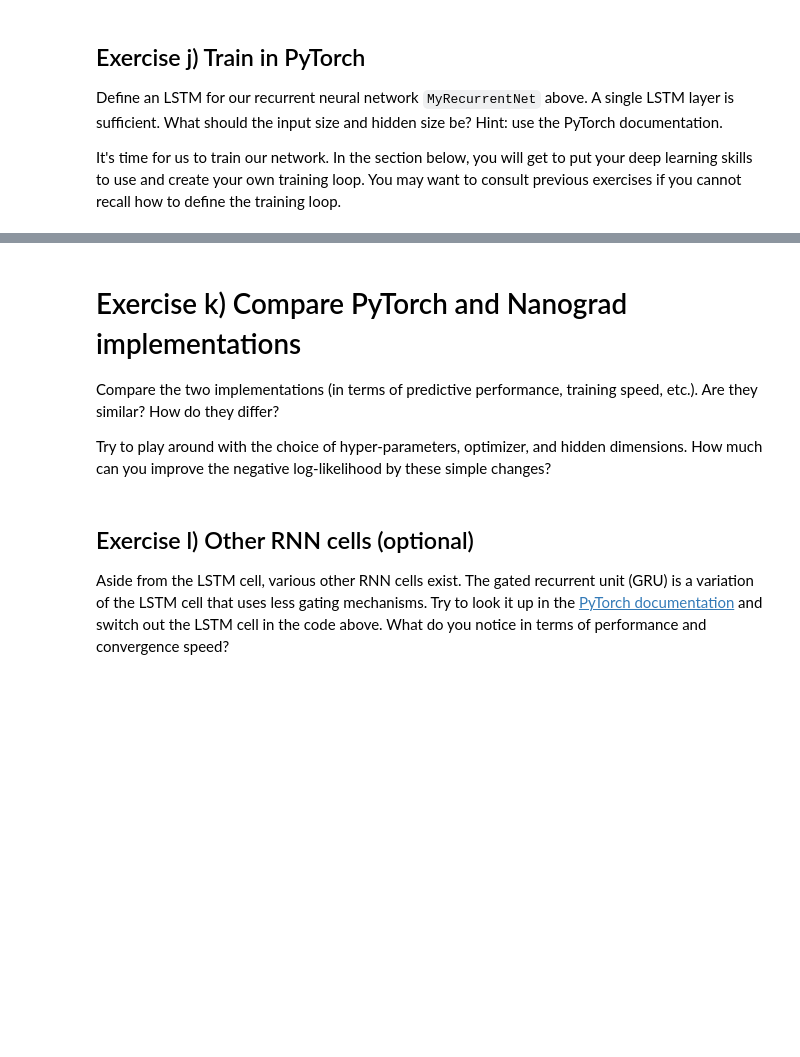
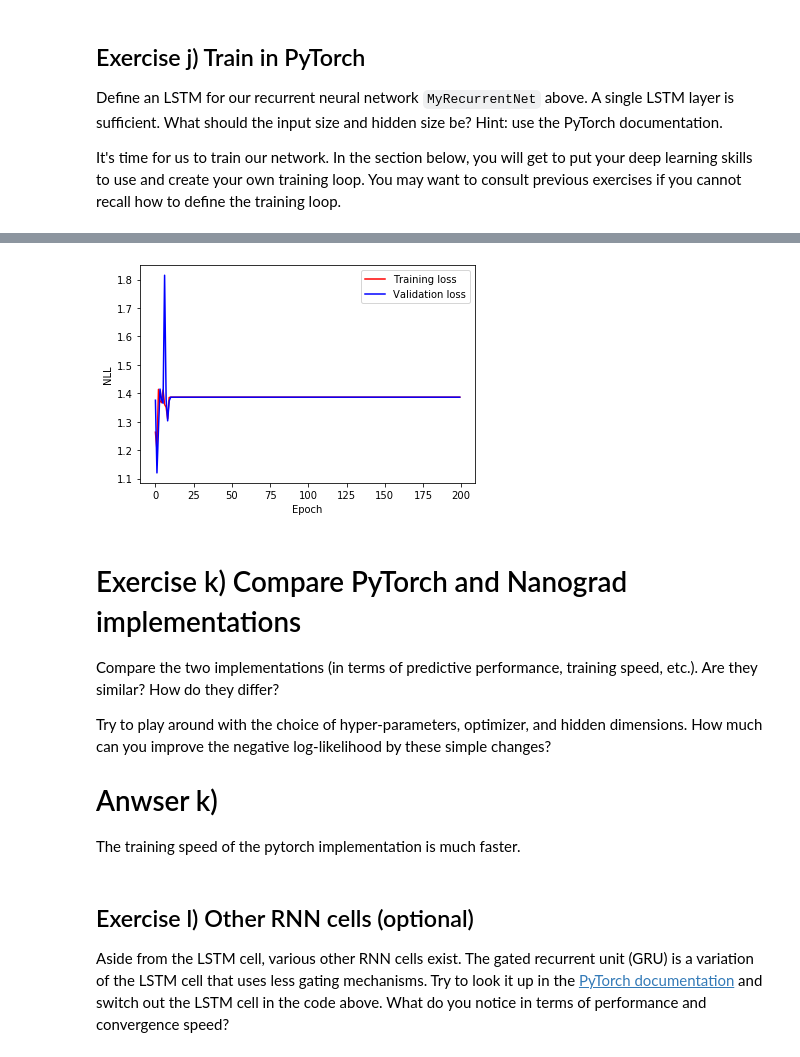
Before and after one commit to MartinBA741/Deep-Learning---DTU, a Jupyter notebook: 5_Recurrent/5_1_EXE_Recurrent_Neural_Networks_Nanograd.ipynb, the cells around one changed output, grey strips where cells are left out. Cells and saved outputs as stored; diff of their text form; code cells hidden in the pictures; blank space fills up the shorter version.

```diff
--- a/5_Recurrent/5_1_EXE_Recurrent_Neural_Networks_Nanograd.ipynb
+++ b/5_Recurrent/5_1_EXE_Recurrent_Neural_Networks_Nanograd.ipynb
@@ -1238,3 +1254,20 @@ print(net)
+# %%
+def one_hot_encode_sequence_pytorch(sequence, vocab_size):
+    """
+    One-hot encodes a sequence of words given a fixed vocabulary size.
+
+    Args:
+     `sentence`: a list of words to encode
+     `vocab_size`: the size of the vocabulary
+
+    Returns a 3-D numpy array of shape (num words, vocab size, 1).
+    """
+    # Encode each word in the sentence
+    encoding = np.array([Var_to_nparray(one_hot_encode(word_to_idx[word], vocab_size)) for word in sequence])
+
+    # Reshape encoding s.t. it has shape (num words, vocab size, 1)
+    encoding = encoding.reshape(encoding.shape[0], encoding.shape[2], 1)
+    return encoding
 # %% [markdown]
 ## Exercise j) Train in PyTorch
 
@@ -1242,6 +1275,8 @@ Define an LSTM for our recurrent neural network `MyRecurrentNet` above. A single
 
 It's time for us to train our network. In the section below, you will get to put your deep learning skills to use and create your own training loop. You may want to consult previous exercises if you cannot recall how to define the training loop.
 # %%
+import torch.optim as optim
+
 # Hyper-parameters
 num_epochs = 200
 
@@ -1250,8 +1285,8 @@ net = MyRecurrentNet()
 
 # Define a loss function and optimizer for this problem
 # YOUR CODE HERE!
-criterion =
-optimizer =
+criterion = nn.CrossEntropyLoss()
+optimizer = optim.SGD(net.parameters(), lr=0.01, momentum = 0.9)
 
 # Track loss
 training_loss, validation_loss = [], []
@@ -1269,7 +1304,7 @@ for i in range(num_epochs):
     for inputs, targets in validation_set:
 
         # One-hot encode input and target sequence
-        inputs_one_hot = one_hot_encode_sequence(inputs, vocab_size)
+        inputs_one_hot = one_hot_encode_sequence_pytorch(inputs, vocab_size)
         targets_idx = [word_to_idx[word] for word in targets]
 
         # Convert input to tensor
@@ -1281,11 +1316,11 @@ for i in range(num_epochs):
 
         # Forward pass
         # YOUR CODE HERE!
-        outputs =
+        outputs = net(inputs_one_hot)
 
         # Compute loss
         # YOUR CODE HERE!
-        loss =
+        loss = criterion(outputs, targets_idx)
 
         # Update loss
         epoch_validation_loss += loss.detach().numpy()
@@ -1296,7 +1331,7 @@ for i in range(num_epochs):
     for inputs, targets in training_set:
 
         # One-hot encode input and target sequence
-        inputs_one_hot = one_hot_encode_sequence(inputs, vocab_size)
+        inputs_one_hot = one_hot_encode_sequence_pytorch(inputs, vocab_size)
         targets_idx = [word_to_idx[word] for word in targets]
 
         # Convert input to tensor
@@ -1308,15 +1343,22 @@ for i in range(num_epochs):
 
         # Forward pass
         # YOUR CODE HERE!
-        outputs =
+        outputs = net(inputs_one_hot)
 
         # Compute loss
         # YOUR CODE HERE!
-        loss =
+        loss = criterion(outputs, targets_idx)
 
         # Backward pass
         # YOUR CODE HERE!
         # zero grad, backward, step...
+        loss.backward()
+
+    #    # gradient descent update
+        #update_parameters(parameters(net), LR)
+        #zero_gradients(parameters(net))
+
+        optimizer.step()
 
         # Update loss
         epoch_training_loss += loss.detach().numpy()
@@ -1334,7 +1376,7 @@ for i in range(num_epochs):
 inputs, targets = test_set[1]
 
 # One-hot encode input and target sequence
-inputs_one_hot = one_hot_encode_sequence(inputs, vocab_size)
+inputs_one_hot = one_hot_encode_sequence_pytorch(inputs, vocab_size)
 targets_idx = [word_to_idx[word] for word in targets]
 
 # Convert input to tensor
@@ -1364,3 +1406,4 @@ plt.plot(epoch, validation_loss, 'b', label='Validation loss')
 plt.legend()
 plt.xlabel('Epoch'), plt.ylabel('NLL')
 plt.show()
+# %% [output]
@@ -1367,3 +1427,4 @@ plt.show()
+[figure, added]
 # %% [markdown]
 # Exercise k) Compare PyTorch and Nanograd implementations
 
@@ -1371,6 +1432,9 @@ Compare the two implementations (in terms of predictive performance, training sp
 
 
 Try to play around with the choice of hyper-parameters, optimizer, and hidden dimensions. How much can you improve the negative log-likelihood by these simple changes?
+
+# Anwser k)
+The training speed of the pytorch implementation is much faster.
 # %% [markdown]
 ## Exercise l) Other RNN cells (optional)
 
```
Also changed, not shown: parts of 14 cells of this notebook.
